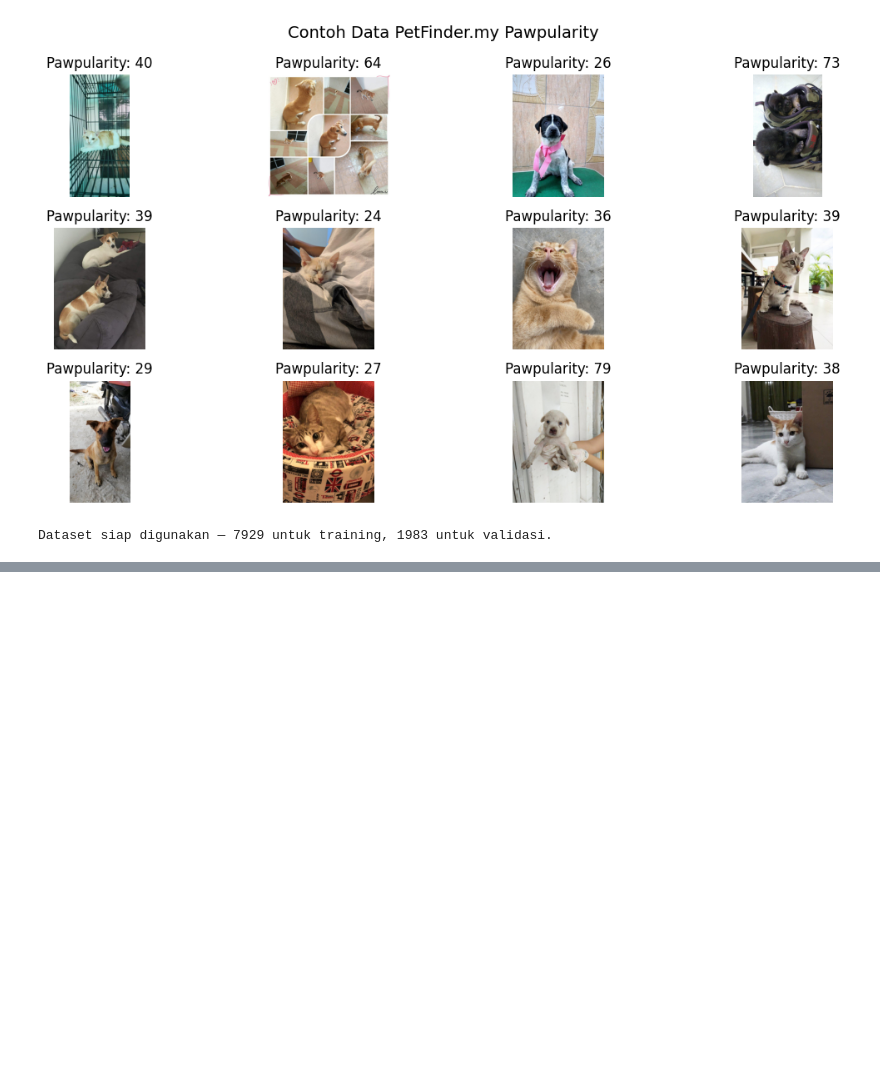
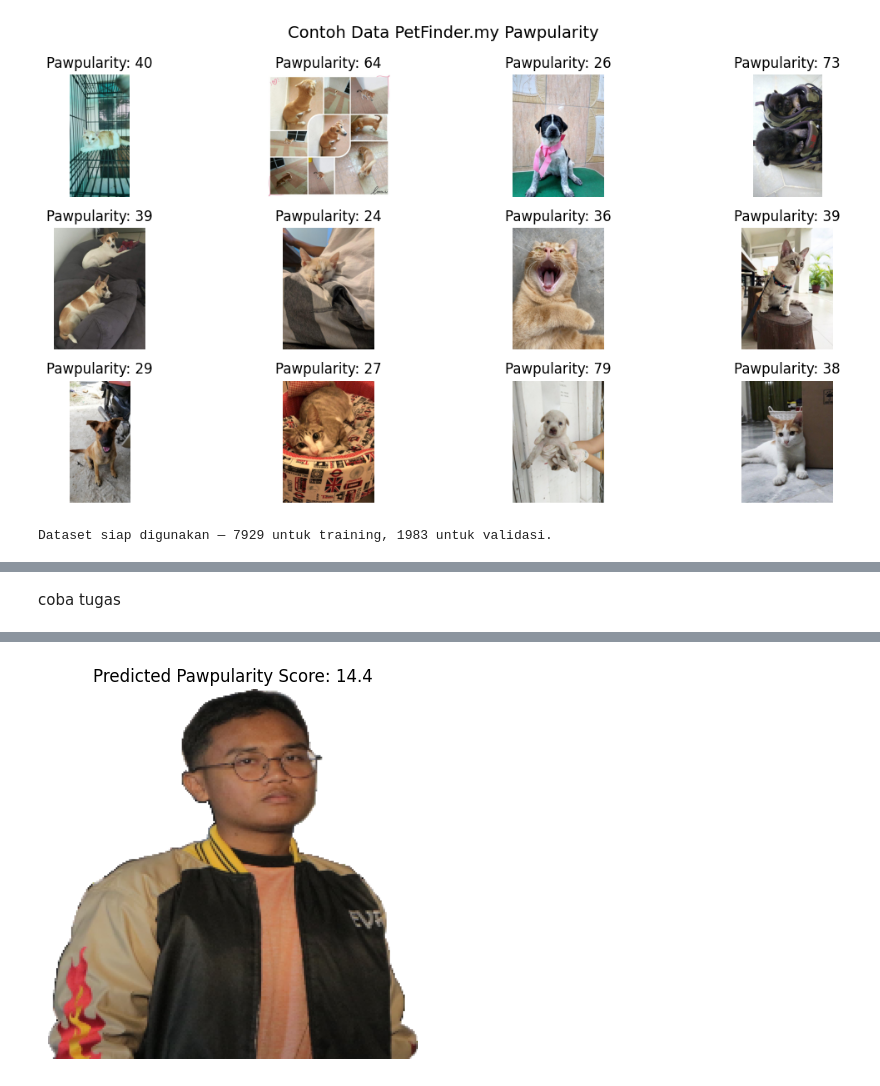
Before and after one commit to Baimiyk/2025_VisiKomputer_TI2C, a Jupyter notebook: jobsheet03_regresi_gambar.ipynb, the cells around one changed output, grey strips where cells are left out. Saved outputs shown, nothing was run; the diff lists cells and outputs as text; code cells hidden in the pictures; blank space fills up the shorter version.

```diff
--- a/jobsheet03_regresi_gambar.ipynb
+++ b/jobsheet03_regresi_gambar.ipynb
@@ -629,0 +639,28 @@ plt.show()
+# %% [markdown]
+coba tugas
+# %%
+# Unggah foto Anda terlebih dahulu
+import tensorflow as tf
+
+# Ganti 'foto_hewan_anda.jpg'
+file_path = 'gambar.png'
+IMG_SIZE = 224 # Ukuran input EfficientNetB0
+
+# Fungsi untuk memuat dan memproses gambar
+def load_and_prep_image(path, img_shape=IMG_SIZE):
+    img = tf.io.read_file(path)
+    img = tf.image.decode_jpeg(img, channels=3)
+    img = tf.image.resize(img, [img_shape, img_shape])
+    img = tf.cast(img, tf.float32) / 255.0
+    return img
+
+# Siapkan gambar dan buat prediksi
+img_for_pred = load_and_prep_image(file_path)
+pred_score = model.predict(tf.expand_dims(img_for_pred, axis=0))
+
+# Tampilkan hasil
+plt.imshow(img_for_pred)
+plt.title(f"Predicted Pawpularity Score: {pred_score[0][0]:.1f}")
+plt.axis('off')
+plt.show()
+# %% [output]
@@ -629,0 +668 @@ plt.show()
+[figure, added]
```
Also changed, not shown: parts of 19 cells of this notebook.
